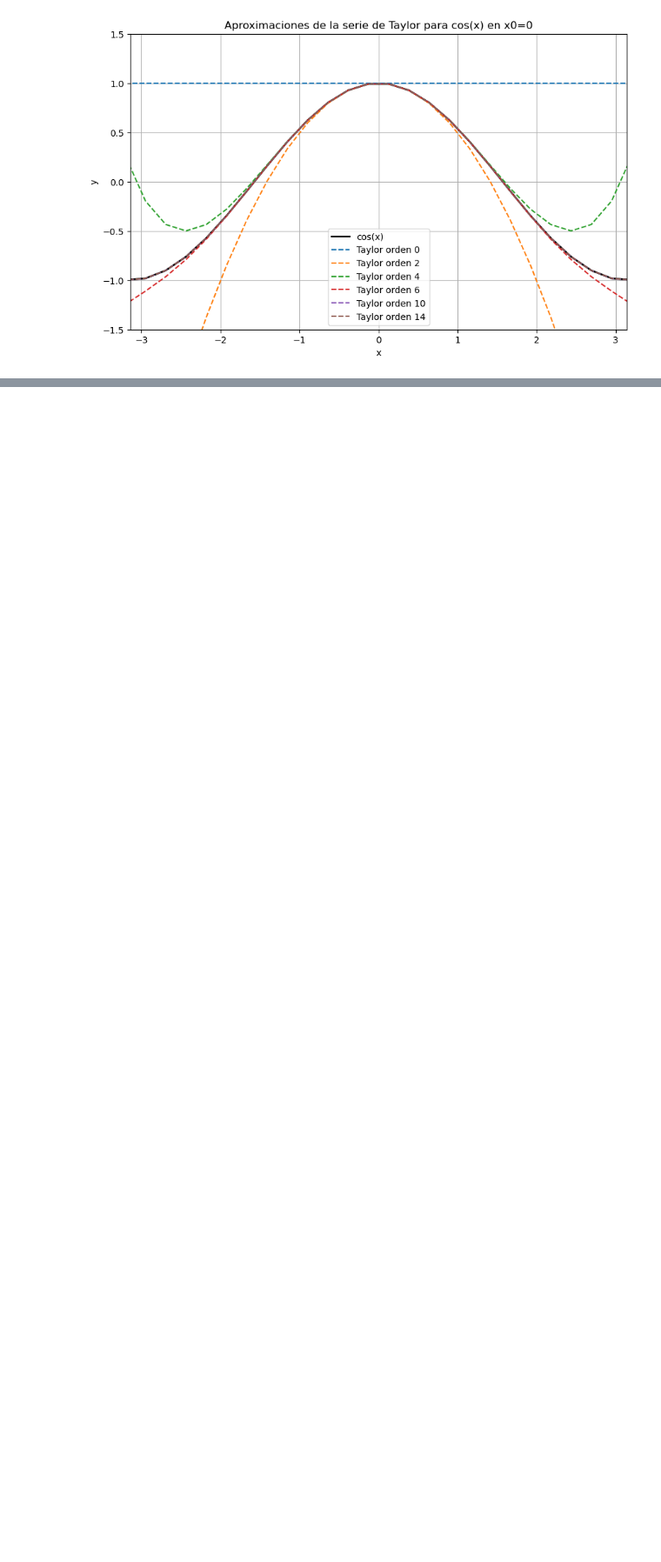
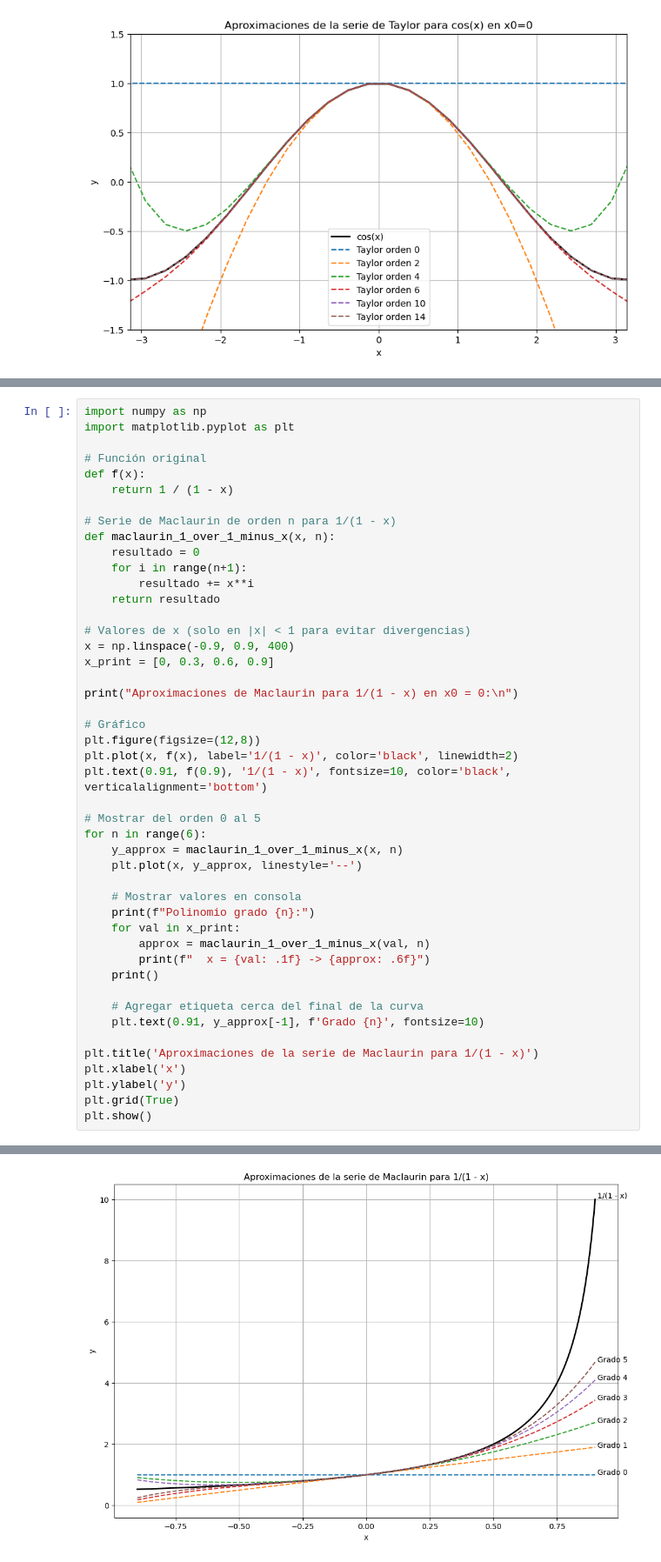
Before and after one commit to kurereishu/Taller-03-Series-de-Taylor-y-polinomios-de-Lagrange, a Jupyter notebook: Ejercicio_1.ipynb, the cells around one changed output, grey strips where cells are left out. Shown at 87% size. Cells and saved outputs as stored; diff of their text form; blank space fills up the shorter version.

```diff
--- a/Ejercicio_1.ipynb
+++ b/Ejercicio_1.ipynb
@@ -62,0 +67,47 @@ plt.show()
+# %%
+import numpy as np
+import matplotlib.pyplot as plt
+
+# Función original
+def f(x):
+    return 1 / (1 - x)
+
+# Serie de Maclaurin de orden n para 1/(1 - x)
+def maclaurin_1_over_1_minus_x(x, n):
+    resultado = 0
+    for i in range(n+1):
+        resultado += x**i
+    return resultado
+
+# Valores de x (solo en |x| < 1 para evitar divergencias)
+x = np.linspace(-0.9, 0.9, 400)
+x_print = [0, 0.3, 0.6, 0.9]
+
+print("Aproximaciones de Maclaurin para 1/(1 - x) en x0 = 0:\n")
+
+# Gráfico
+plt.figure(figsize=(12,8))
+plt.plot(x, f(x), label='1/(1 - x)', color='black', linewidth=2)
+plt.text(0.91, f(0.9), '1/(1 - x)', fontsize=10, color='black', verticalalignment='bottom')
+
+# Mostrar del orden 0 al 5
+for n in range(6):
+    y_approx = maclaurin_1_over_1_minus_x(x, n)
+    plt.plot(x, y_approx, linestyle='--')
+
+    # Mostrar valores en consola
+    print(f"Polinomio grado {n}:")
+    for val in x_print:
+        approx = maclaurin_1_over_1_minus_x(val, n)
+        print(f"  x = {val: .1f} -> {approx: .6f}")
+    print()
+
+    # Agregar etiqueta cerca del final de la curva
+    plt.text(0.91, y_approx[-1], f'Grado {n}', fontsize=10)
+
+plt.title('Aproximaciones de la serie de Maclaurin para 1/(1 - x)')
+plt.xlabel('x')
+plt.ylabel('y')
+plt.grid(True)
+plt.show()
+# %% [output]
@@ -62,0 +131 @@ plt.show()
+[figure, added]
```
Also changed, not shown: parts of 3 cells of this notebook.
